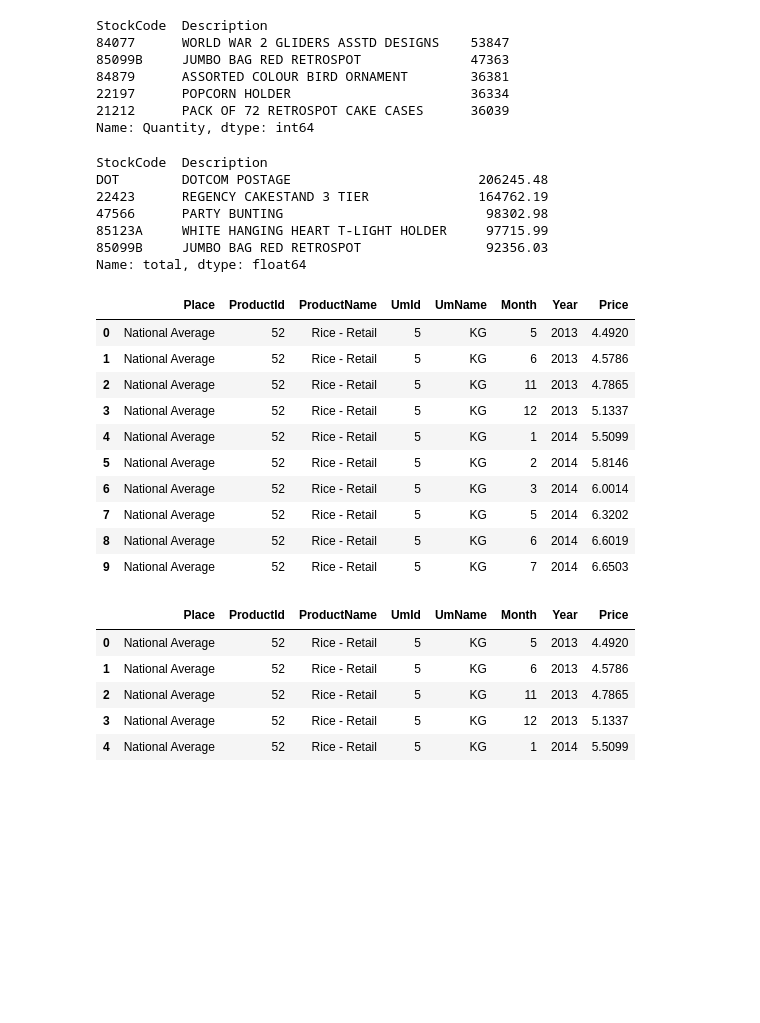
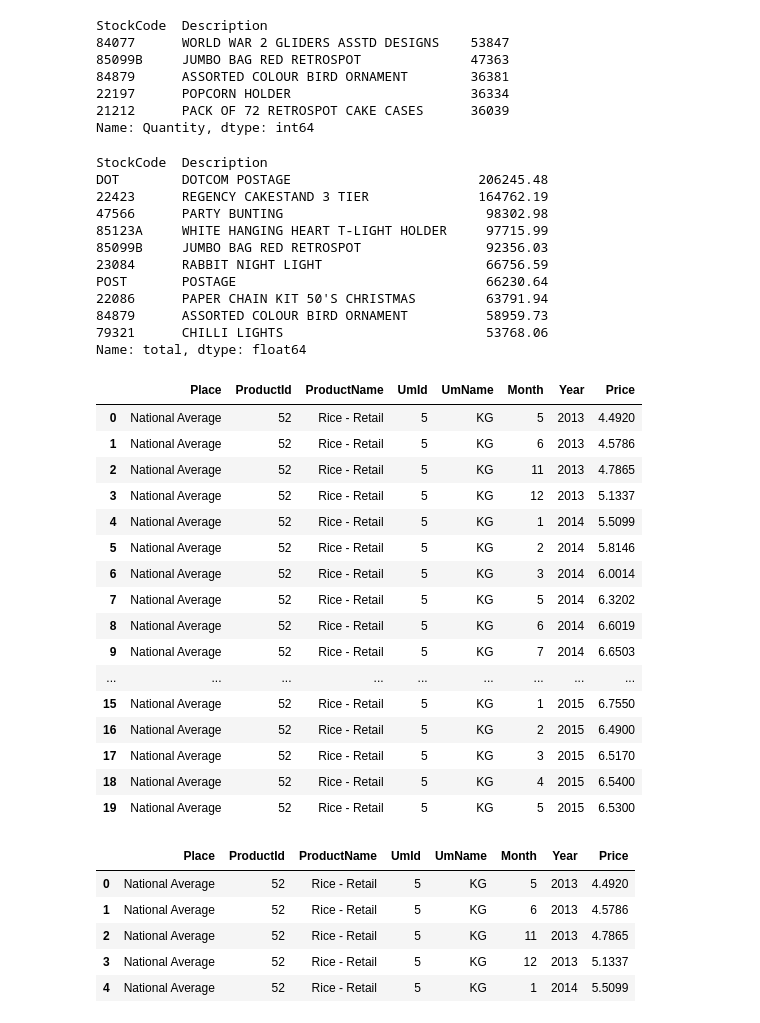
Before and after one commit to hunght92/Codegym, a Jupyter notebook: Học lại.ipynb, the cells around one changed output. Cells and saved outputs as stored; diff of their text form; code cells hidden in the pictures; blank space fills up the shorter version.

```diff
--- a/Học lại.ipynb
+++ b/Học lại.ipynb
@@ -173,7 +173,7 @@ Name: Quantity, dtype: int64
 # sử dụng groupby để tiến hành tính tổng (sum) theo nhóm.
 #Vì mỗi mã hàng sẽ có một mô tả tương ứng, để rõ ràng, tiến hành gom nhóm theo 2 thuộc tính: StockCode, Description
 quantity_product = data.groupby(['StockCode', 'Description'])['total'].sum().sort_values(ascending= False)
-quantity_product.head(5)
+quantity_product.head(10)
 # %% [output]
 StockCode  Description
 DOT        DOTCOM POSTAGE                        206245.48
@@ -181,26 +181,37 @@ DOT        DOTCOM POSTAGE                        206245.48
 47566      PARTY BUNTING                          98302.98
 85123A     WHITE HANGING HEART T-LIGHT HOLDER     97715.99
 85099B     JUMBO BAG RED RETROSPOT                92356.03
+23084      RABBIT NIGHT LIGHT                     66756.59
+POST       POSTAGE                                66230.64
+22086      PAPER CHAIN KIT 50'S CHRISTMAS         63791.94
+84879      ASSORTED COLOUR BIRD ORNAMENT          58959.73
+79321      CHILLI LIGHTS                          53768.06
 Name: total, dtype: float64
 # %%
 # Thực hành: Đọc dữ liệu vào DataFrame
 # Cách 1: Ghi tường minh các tham số
 import pandas as pd
 df=pd.read_csv(r"/workspaces/Codegym/Dataset/FoodPrice_in_Turkey.csv", encoding = "ISO-8859-1")
 # Hiển thị 5 dòng dữ liệu đầu tiên
-df.head(10)
+df.head(20)
 # %% [output]
 |  | Place | ProductId | ProductName | UmId | UmName | Month | Year | Price |
 | 0 | National Average | 52 | Rice - Retail | 5 | KG | 5 | 2013 | 4.4920 |
 | 1 | National Average | 52 | Rice - Retail | 5 | KG | 6 | 2013 | 4.5786 |
 | 2 | National Average | 52 | Rice - Retail | 5 | KG | 11 | 2013 | 4.7865 |
 | 3 | National Average | 52 | Rice - Retail | 5 | KG | 12 | 2013 | 5.1337 |
 | 4 | National Average | 52 | Rice - Retail | 5 | KG | 1 | 2014 | 5.5099 |
 | 5 | National Average | 52 | Rice - Retail | 5 | KG | 2 | 2014 | 5.8146 |
 | 6 | National Average | 52 | Rice - Retail | 5 | KG | 3 | 2014 | 6.0014 |
 | 7 | National Average | 52 | Rice - Retail | 5 | KG | 5 | 2014 | 6.3202 |
 | 8 | National Average | 52 | Rice - Retail | 5 | KG | 6 | 2014 | 6.6019 |
 | 9 | National Average | 52 | Rice - Retail | 5 | KG | 7 | 2014 | 6.6503 |
+| ... | ... | ... | ... | ... | ... | ... | ... | ... |
+| 15 | National Average | 52 | Rice - Retail | 5 | KG | 1 | 2015 | 6.7550 |
+| 16 | National Average | 52 | Rice - Retail | 5 | KG | 2 | 2015 | 6.4900 |
+| 17 | National Average | 52 | Rice - Retail | 5 | KG | 3 | 2015 | 6.5170 |
+| 18 | National Average | 52 | Rice - Retail | 5 | KG | 4 | 2015 | 6.5400 |
+| 19 | National Average | 52 | Rice - Retail | 5 | KG | 5 | 2015 | 6.5300 |
 # %%
 # Cách 2: Không ghi tường minh các tham số
 import pandas as pd
```
Also changed, not shown: parts of 2 cells of this notebook.
